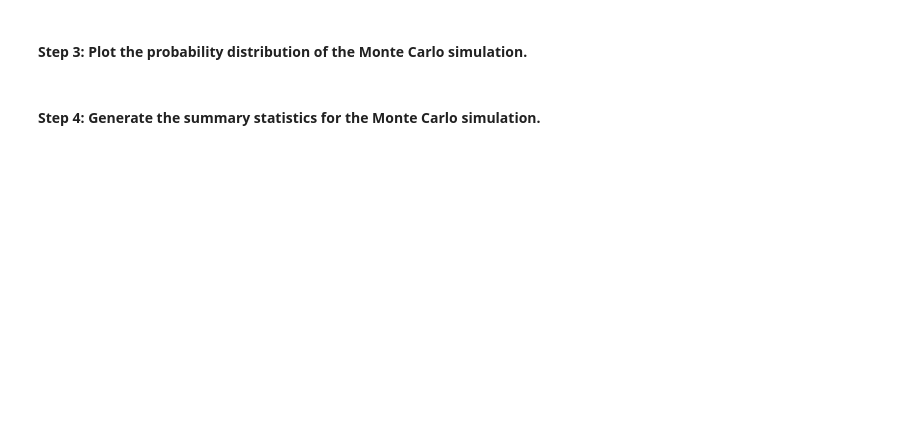
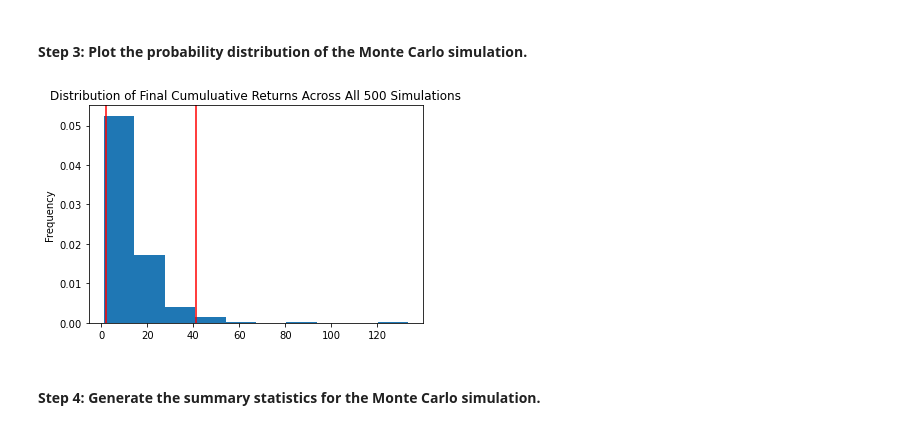
Before and after one commit to IsaiahTT/Challenge_5, a Jupyter notebook: Starter_Code/financial_planning_tools.ipynb, the cells around one changed output. Drawn from its saved outputs; the diff is of its cells as text; code cells hidden in the pictures; blank space fills up the shorter version.

```diff
--- a/Starter_Code/financial_planning_tools.ipynb
+++ b/Starter_Code/financial_planning_tools.ipynb
@@ -457,7 +524,11 @@ In this section, you’ll use the MCForecastTools library to create a Monte Carl
 # %%
 # Visualize the probability distribution of the 30-year Monte Carlo simulation
 # by plotting a histogram
-# YOUR CODE HERE
+MC_threeyear_dist_line_plot = threeyear_MC.plot_distribution()
+
+MC_threeyear_dist_line_plot.get_figure().savefig("threeyear_MC_dist_plot.png", bbox_inches="tight")
+# %% [output]
+[figure, added]
 # %% [markdown]
 #### Step 4: Generate the summary statistics for the Monte Carlo simulation.
 # %%
```
Also changed, not shown: parts of 6 cells of this notebook, 2 other files.
